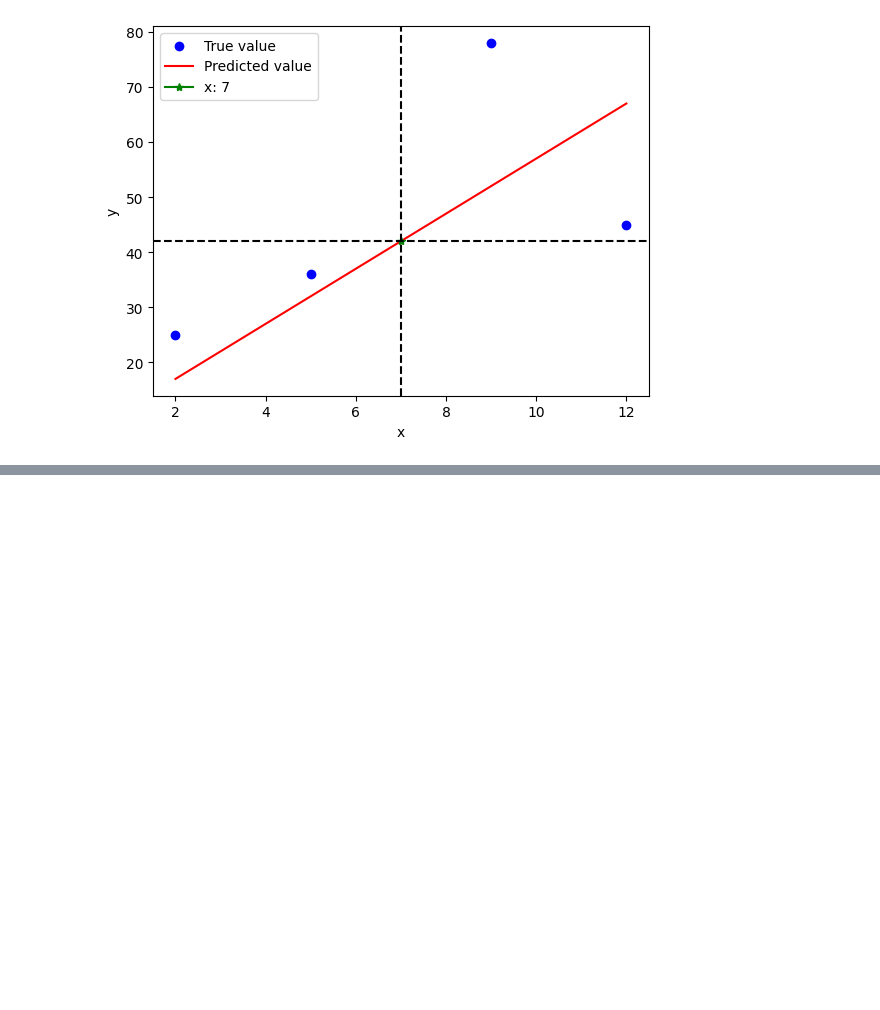
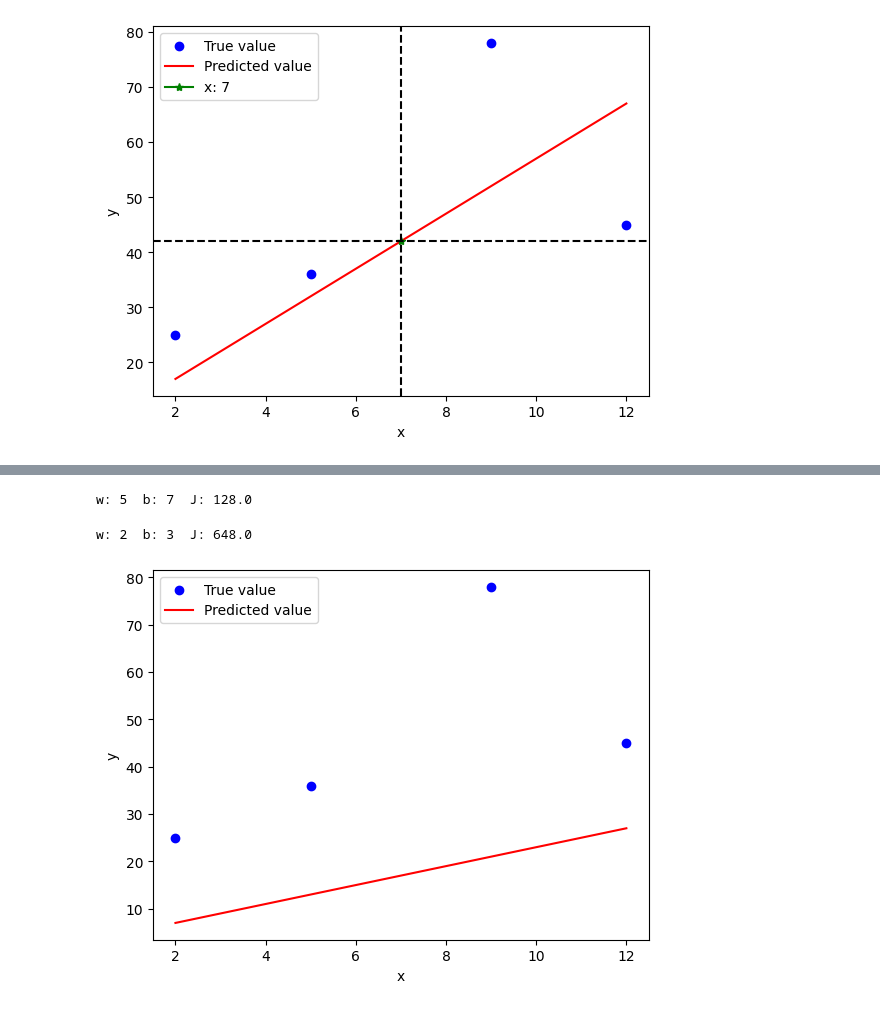
Before and after one commit to zuhurouf/ML-Foundation, a Jupyter notebook: Supervised_ML_Week1.ipynb, the cells around one changed output, grey strips where cells are left out. Cells and saved outputs as stored; diff of their text form; code cells hidden in the pictures; blank space fills up the shorter version.

Commit message:
Notes on what is cost function, cost function of linear regression with a sample implementation.

```diff
--- a/Supervised_ML_Week1.ipynb
+++ b/Supervised_ML_Week1.ipynb
@@ -77,0 +91,20 @@ plt.show()
+# %%
+def plot_cost_func(x, y, y_hat):
+  plt.scatter(x = x, y = y, label = "True value", color = "blue")
+  plt.plot(x, y_hat, c='red', label='Predicted value')
+  plt.xlabel("x")
+  plt.ylabel("y")
+  plt.legend()
+  plt.show()
+# %%
+print(f"w: {w}  b: {b}  J: {cost_func(y_hat = y_hat, y = y)}")
+# %% [output]
+w: 5  b: 7  J: 128.0
+# %%
+w, b = 2, 3
+y_hat = f_x(x)
+print(f"w: {w}  b: {b}  J: {cost_func(y_hat = y_hat, y = y)}")
+plot_cost_func(x, y, y_hat)
+# %% [output]
+w: 2  b: 3  J: 648.0
+[figure, added]
```
Also changed, not shown: parts of 4 cells of this notebook.
